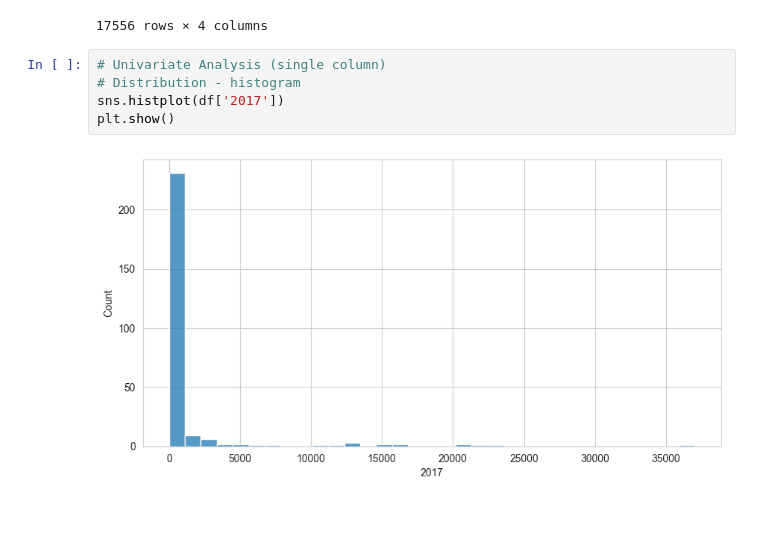
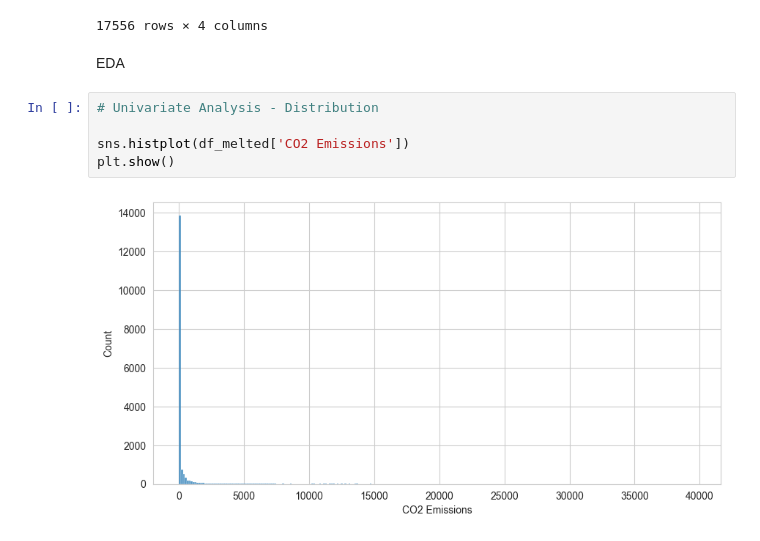
Before and after one commit to BinaryWhizz/Data-Analysis, a Jupyter notebook: Data Analysis 03/01.ipynb, the cells around one changed output. Drawn from its saved outputs; the diff is of its cells as text; blank space fills up the shorter version.

Commit message:
analysis done and report added

```diff
--- a/Data Analysis 03/01.ipynb
+++ b/Data Analysis 03/01.ipynb
@@ -215,10 +215,12 @@ df_melted
 | 18086 | Zambia | ZMB | 2025 | 0.0 |
 | 18087 | Zimbabwe | ZWE | 2025 | 0.0 |
 17556 rows × 4 columns
-# %%
-# Univariate Analysis (single column)
-# Distribution - histogram
-sns.histplot(df['2017'])
-plt.show()
-# %% [output]
-[figure, removed]
+# %% [markdown]
+EDA
+# %%
+# Univariate Analysis - Distribution
+
+sns.histplot(df_melted['CO2 Emissions'])
+plt.show()
+# %% [output]
+[figure, added]
```
Also changed, not shown: parts of 16 cells of this notebook, 1 other file.
